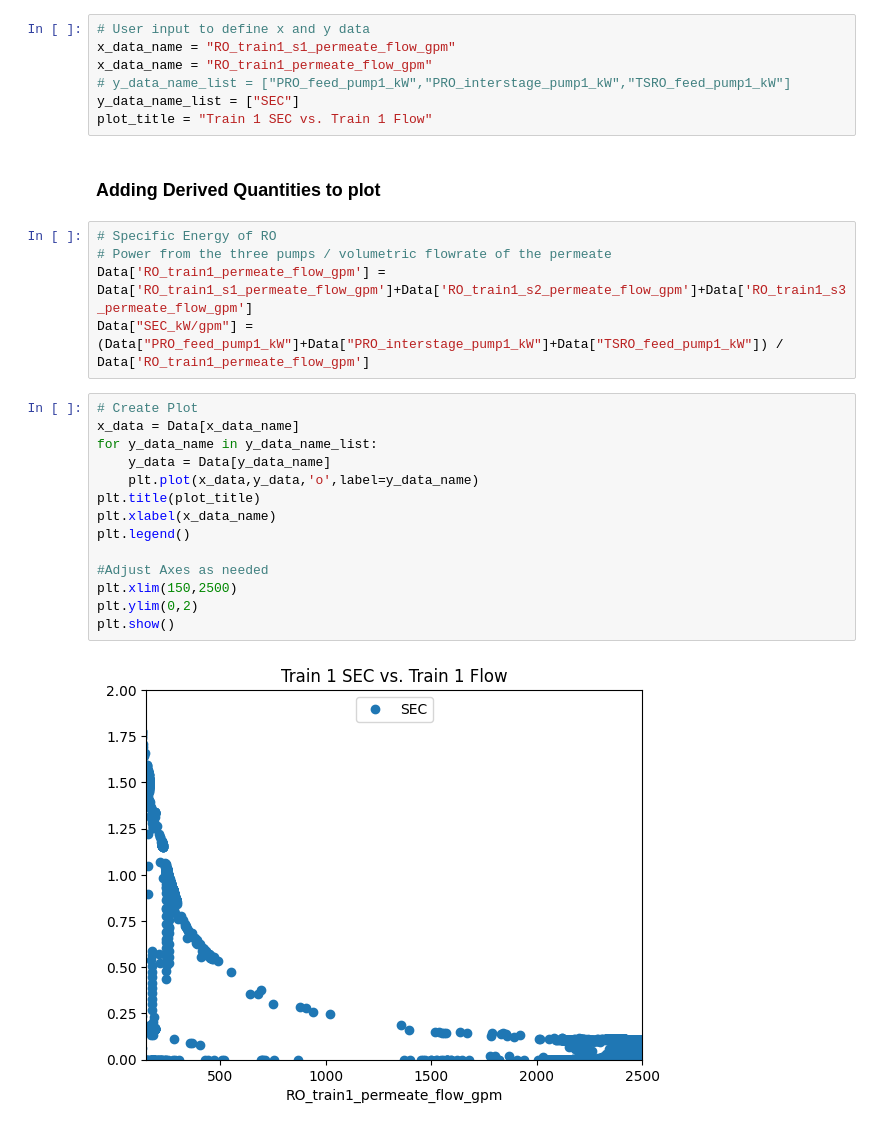
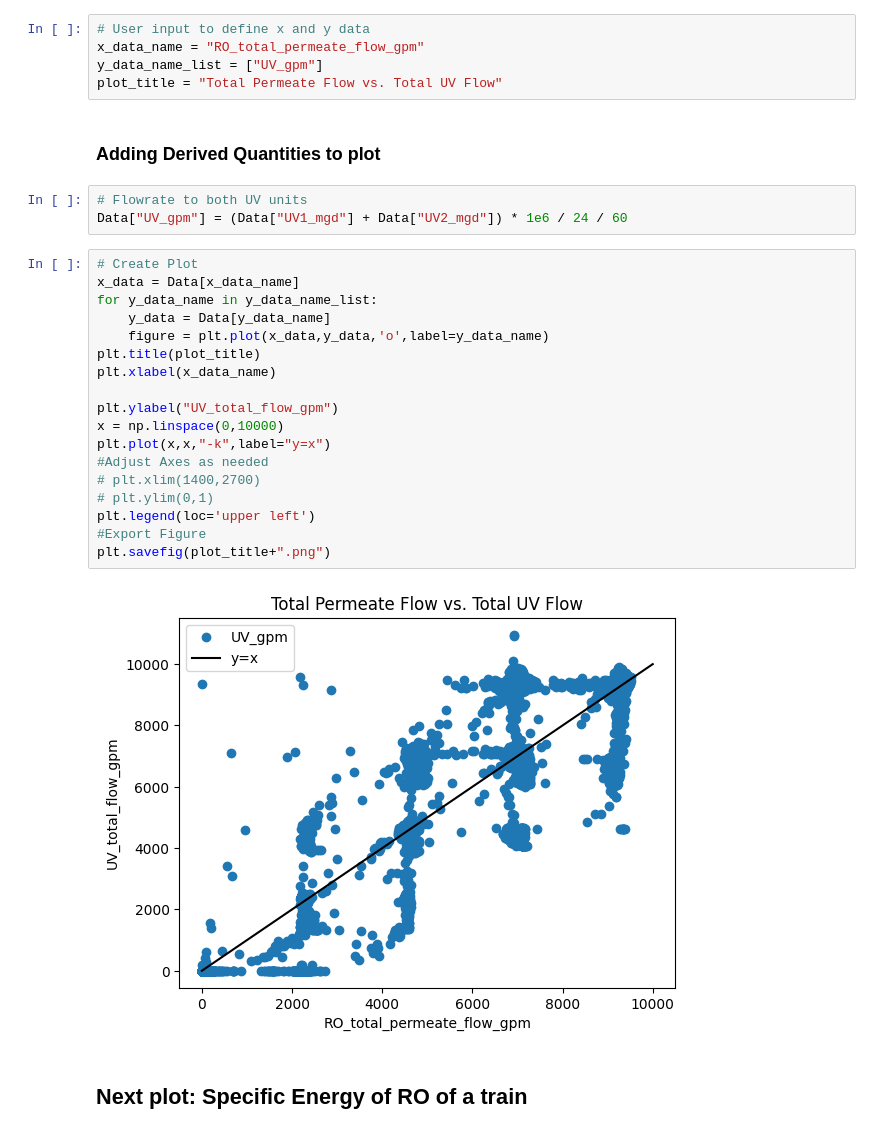
Before and after one commit to watertap-org/flex_desal, a Jupyter notebook: src/wrd/data/Data_exploration.ipynb, the cells around one changed output. Cells and saved outputs as stored; diff of their text form.

Commit message:
More plots following same format

```diff
--- a/src/wrd/data/Data_exploration.ipynb
+++ b/src/wrd/data/Data_exploration.ipynb
@@ -48,31 +48,33 @@ RO_system_total_kW
 other_systems_total_kW
 # %%
 # User input to define x and y data
-x_data_name = "RO_train1_s1_permeate_flow_gpm"
-x_data_name = "RO_train1_permeate_flow_gpm"
-# y_data_name_list = ["PRO_feed_pump1_kW","PRO_interstage_pump1_kW","TSRO_feed_pump1_kW"]
-y_data_name_list = ["SEC"]
-plot_title = "Train 1 SEC vs. Train 1 Flow"
+x_data_name = "RO_total_permeate_flow_gpm"
+y_data_name_list = ["UV_gpm"]
+plot_title = "Total Permeate Flow vs. Total UV Flow"
 # %% [markdown]
 ### Adding Derived Quantities to plot
 # %%
-# Specific Energy of RO
-# Power from the three pumps / volumetric flowrate of the permeate
-Data['RO_train1_permeate_flow_gpm'] = Data['RO_train1_s1_permeate_flow_gpm']+Data['RO_train1_s2_permeate_flow_gpm']+Data['RO_train1_s3_permeate_flow_gpm']
-Data["SEC_kW/gpm"] = (Data["PRO_feed_pump1_kW"]+Data["PRO_interstage_pump1_kW"]+Data["TSRO_feed_pump1_kW"]) / Data['RO_train1_permeate_flow_gpm']
+# Flowrate to both UV units
+Data["UV_gpm"] = (Data["UV1_mgd"] + Data["UV2_mgd"]) * 1e6 / 24 / 60
 # %%
 # Create Plot
 x_data = Data[x_data_name]
 for y_data_name in y_data_name_list:
     y_data = Data[y_data_name]
-    plt.plot(x_data,y_data,'o',label=y_data_name)
+    figure = plt.plot(x_data,y_data,'o',label=y_data_name)
 plt.title(plot_title)
 plt.xlabel(x_data_name)
-plt.legend()
 
+plt.ylabel("UV_total_flow_gpm")
+x = np.linspace(0,10000)
+plt.plot(x,x,"-k",label="y=x")
 #Adjust Axes as needed
-plt.xlim(150,2500)
-plt.ylim(0,2)
-plt.show()
+# plt.xlim(1400,2700)
+# plt.ylim(0,1)
+plt.legend(loc='upper left')
+#Export Figure
+plt.savefig(plot_title+".png")
 # %% [output]
-[figure, old version]
+[figure, new version]
+# %% [markdown]
+## Next plot: Specific Energy of RO of a train
```
Also changed, not shown: parts of 10 cells of this notebook.
